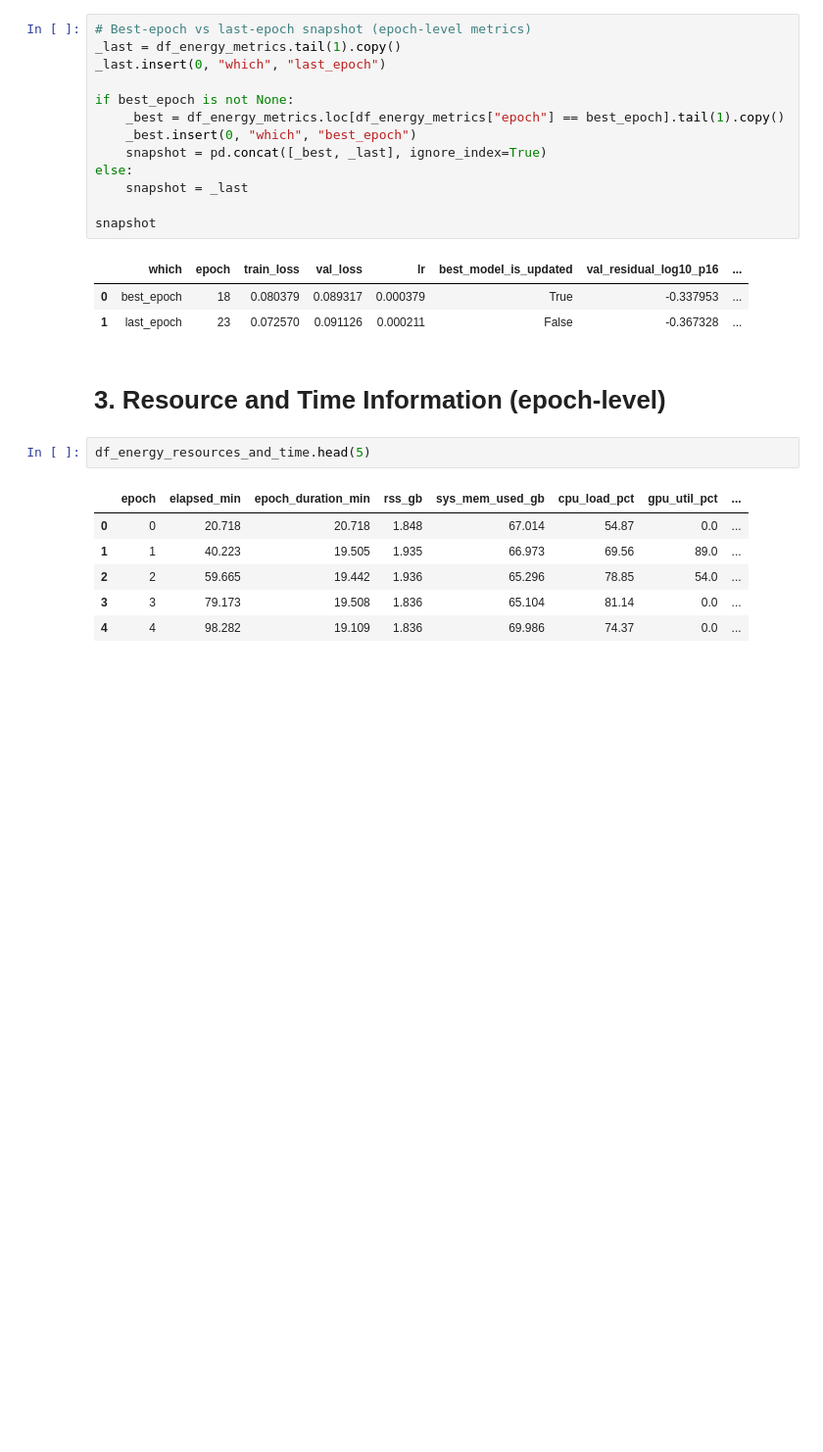
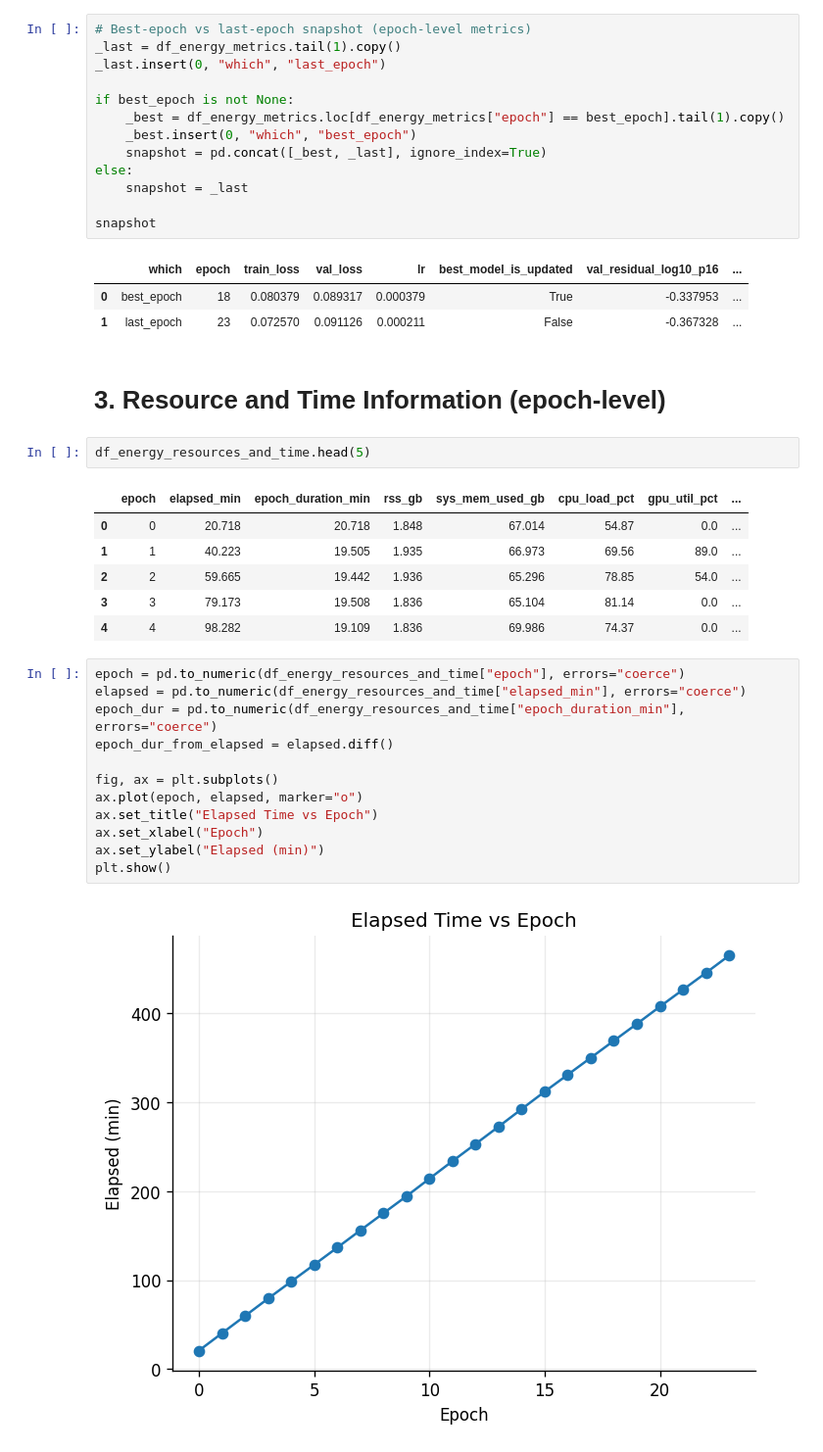
Before and after one commit to kubrabas/Graphnet-Applications, a Jupyter notebook: Training/EventPulseSeries_nonoise/initiative2/result_analysis_energy.ipynb, the cells around one changed output. Shown at 98% size. Drawn from its saved outputs; the diff is of its cells as text; blank space fills up the shorter version.

```diff
--- a/Training/EventPulseSeries_nonoise/initiative2/result_analysis_energy.ipynb
+++ b/Training/EventPulseSeries_nonoise/initiative2/result_analysis_energy.ipynb
@@ -683,3 +683,17 @@ df_energy_resources_and_time.head(5)
 | 2 | 2 | 59.665 | 19.442 | 1.936 | 65.296 | 78.85 | 54.0 | ... |
 | 3 | 3 | 79.173 | 19.508 | 1.836 | 65.104 | 81.14 | 0.0 | ... |
 | 4 | 4 | 98.282 | 19.109 | 1.836 | 69.986 | 74.37 | 0.0 | ... |
+# %%
+epoch = pd.to_numeric(df_energy_resources_and_time["epoch"], errors="coerce")
+elapsed = pd.to_numeric(df_energy_resources_and_time["elapsed_min"], errors="coerce")
+epoch_dur = pd.to_numeric(df_energy_resources_and_time["epoch_duration_min"], errors="coerce")
+epoch_dur_from_elapsed = elapsed.diff()
+
+fig, ax = plt.subplots()
+ax.plot(epoch, elapsed, marker="o")
+ax.set_title("Elapsed Time vs Epoch")
+ax.set_xlabel("Epoch")
+ax.set_ylabel("Elapsed (min)")
+plt.show()
+# %% [output]
+[figure, added]
```
Also changed, not shown: parts of 9 cells of this notebook.
